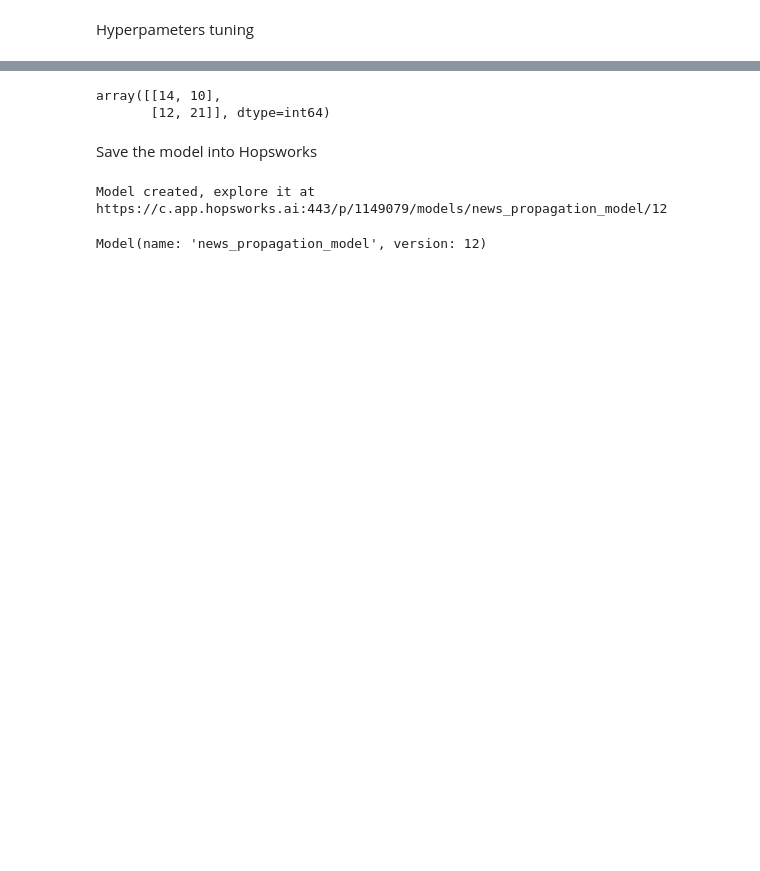
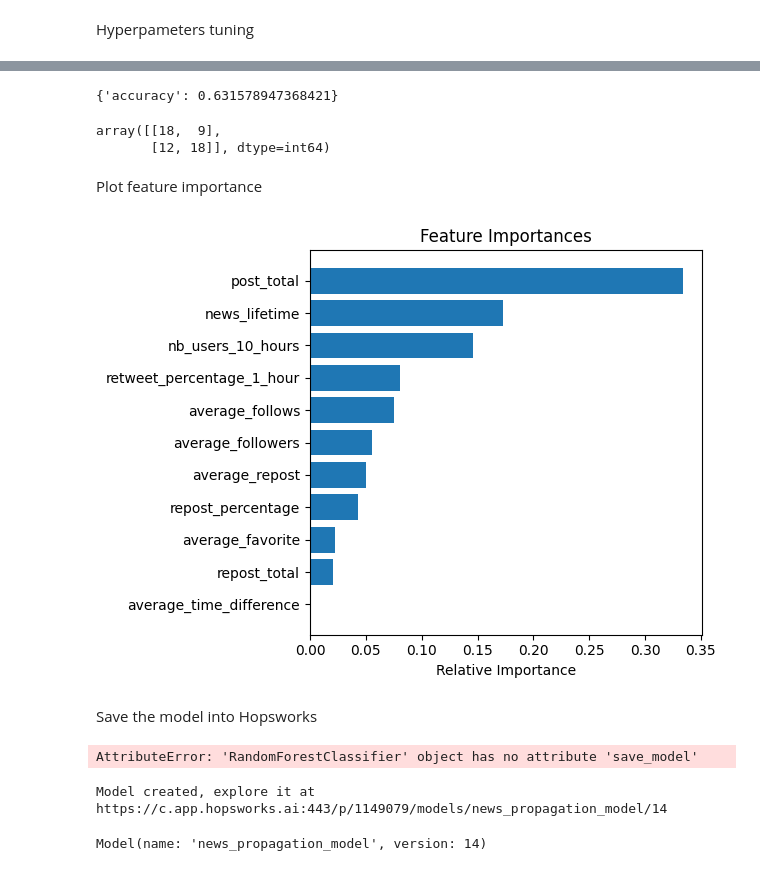
Before and after one commit to celdot/fake_news_bsky_detector, a Jupyter notebook: model_training_pipeline.ipynb, the cells around one changed output, grey strips where cells are left out. Drawn from its saved outputs; the diff is of its cells as text; code cells hidden in the pictures; blank space fills up the shorter version.

```diff
--- a/model_training_pipeline.ipynb
+++ b/model_training_pipeline.ipynb
@@ -73,4 +68,0 @@ param = {'learning_rate': 0.1, 'max_depth': 5, 'n_estimators': 200, 'subsample':
-# %%
-num_round = 10
-clf = xgb.XGBClassifier()
-clf.fit(X_train, y_train)
@@ -181,23 +99,0 @@ if tuning:
-# %%
-# Define the hyperparameter distributions
-if tuning:
-    param_dist = {
-        'n_estimators': stats.randint(25, 150),
-        'max_features': ['sqrt', 'log2', None],
-        'max_depth': stats.randint(3, 9),
-        'max_leaf_nodes': stats.randint(3, 9),
-    }
-
-    # Create the XGBoost model object
-    # xgb_model = xgb.XGBClassifier()
-    model = RandomForestClassifier()
-
-    # Create the RandomizedSearchCV object
-    random_search = RandomizedSearchCV(model, param_distributions=param_dist, n_iter=10, cv=5, scoring='accuracy')
-
-    # Fit the RandomizedSearchCV object to the training data
-    random_search.fit(X_train, y_train.ravel())
-
-    # Print the best set of hyperparameters and the corresponding score
-    print("Best set of hyperparameters: ", random_search.best_params_)
-    print("Best score: ", random_search.best_score_)
@@ -209,7 +104,7 @@ random_forest = RandomForestClassifier(max_depth=grid_search.best_params_["max_d
                                        max_features = grid_search.best_params_["max_features"],
                                        max_leaf_nodes = grid_search.best_params_["max_leaf_nodes"],
                                        n_estimators = grid_search.best_params_["n_estimators"],
-                                       min_samples_leaf=1,
+                                       min_samples_leaf=grid_search.best_params_["min_samples_leaf"],
                                        )
 random_forest.fit(X_train, np.ravel(y_train))
 y_pred_train = random_forest.predict(X_train)
@@ -229,6 +124,13 @@ accuracy_score(y_val, y_pred_val)
+# %%
+metrics = {
+    "accuracy": accuracy_score(y_test, y_pred_test)
+}
+metrics
+# %% [output]
+{'accuracy': 0.631578947368421}
 # %%
 results = confusion_matrix(y_test, y_pred_test)
 results
 # %% [output]
-array([[14, 10],
-       [12, 21]], dtype=int64)
+array([[18,  9],
+       [12, 18]], dtype=int64)
@@ -238,3 +167,20 @@ results
+# %% [markdown]
+Plot feature importance
+# %%
+images_dir = 'figures'
+importances = random_forest.feature_importances_
+indices = np.argsort(importances)
+
+features = X_train.columns
+plt.title('Feature Importances')
+plt.barh(range(len(indices)), importances[indices], align='center')
+plt.yticks(range(len(indices)), features[indices])
+plt.xlabel('Relative Importance')
+
+plt.tight_layout()
+plt.savefig(os.path.join(images_dir, "feature_importance.png"))
+# %% [output]
+[figure, added]
 # %% [markdown]
 Save the model into Hopsworks
 # %%
@@ -262,7 +208,9 @@ if not os.path.isdir(model_dir):
     os.mkdir(model_dir)
 
 # Save the trained classifier as json file
-clf.save_model(model_dir + "/model.json")
+xgb.save_model(model_dir + "/model.json")
+# %% [output]
+AttributeError: 'RandomForestClassifier' object has no attribute 'save_model'
 # %%
 # Create a model in the model registry
 model = mr.python.create_model(
@@ -277,5 +225,5 @@ model = mr.python.create_model(
 # Save the model to the specified directory
 model.save(model_dir)
 # %% [output]
-Model created, explore it at https://c.app.hopsworks.ai:443/p/1149079/models/news_propagation_model/12
+Model created, explore it at https://c.app.hopsworks.ai:443/p/1149079/models/news_propagation_model/14
-Model(name: 'news_propagation_model', version: 12)
+Model(name: 'news_propagation_model', version: 14)
```
Also changed, not shown: parts of 21 cells of this notebook, 5 other files.
